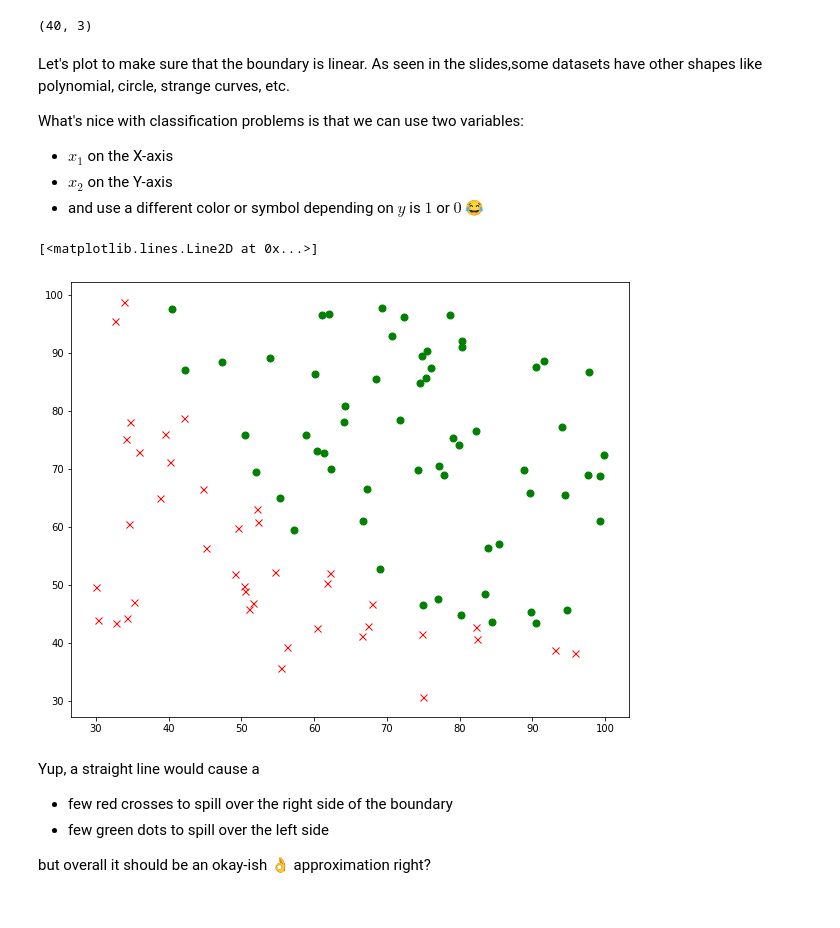
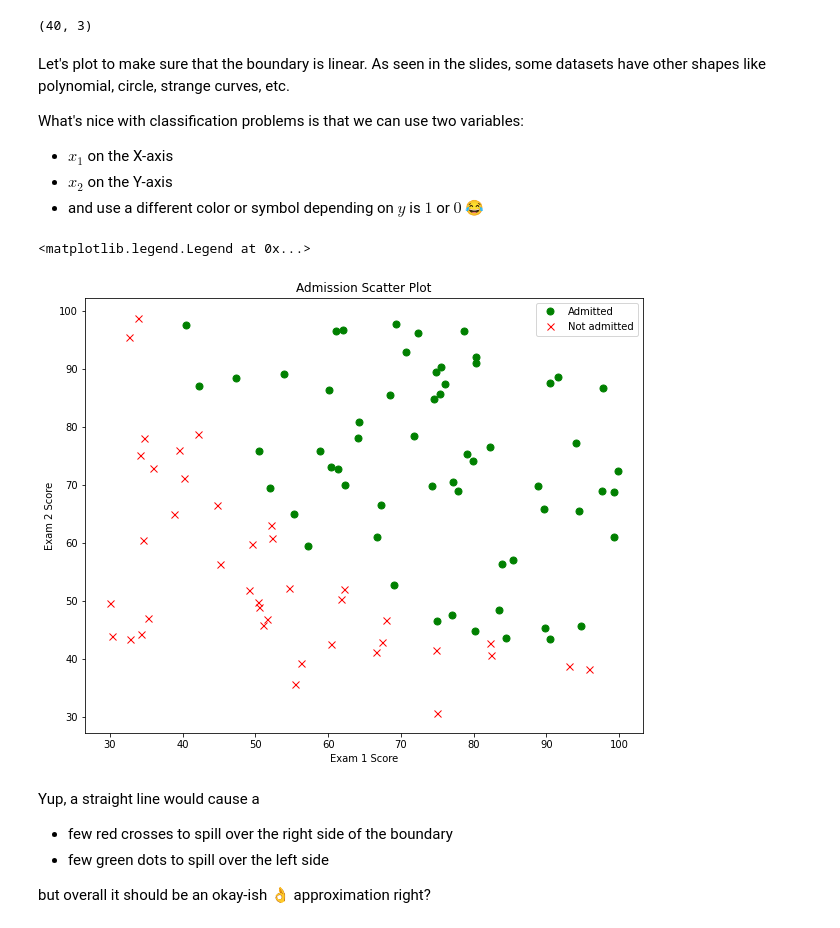
Before and after one commit to GDSC-CPU/tf-workshop, a Jupyter notebook: notebooks/playgrounds/tf-binary.ipynb, the cells around one changed output. Cells and saved outputs as stored; diff of their text form; code cells hidden in the pictures.

```diff
--- a/notebooks/playgrounds/tf-binary.ipynb
+++ b/notebooks/playgrounds/tf-binary.ipynb
@@ -75,7 +75,7 @@ not_admitted.shape
 # %% [output]
 (40, 3)
 # %% [markdown]
-Let's plot to make sure that the boundary is linear.  As seen in the slides,some datasets have other shapes like polynomial, circle, strange curves, etc.
+Let's plot to make sure that the boundary is linear.  As seen in the slides, some datasets have other shapes like polynomial, circle, strange curves, etc.
 
 What's nice with classification problems is that we can use two variables:
 - $x_1$ on the X-axis
@@ -84,11 +84,15 @@ What's nice with classification problems is that we can use two variables:
 # %%
 plt.rcParams["figure.figsize"] = [10, 8] # bigger plot
 
-plt.plot(admitted[:, [0]], admitted[:, [1]], 'go', markersize=7)
-plt.plot(not_admitted[:, [0]], not_admitted[:, [1]], 'rx', markersize=7)
+plt.plot(admitted[:, [0]], admitted[:, [1]], 'go', markersize=7, label="Admitted")
+plt.plot(not_admitted[:, [0]], not_admitted[:, [1]], 'rx', markersize=7, label="Not admitted")
+plt.title('Admission Scatter Plot')
+plt.xlabel('Exam 1 Score')
+plt.ylabel('Exam 2 Score')
+plt.legend()
 # %% [output]
-[<matplotlib.lines.Line2D at 0x...>]
+<matplotlib.legend.Legend at 0x...>
-[figure, old version]
+[figure, new version]
 # %% [markdown]
 Yup, a straight line would cause a
 - few red crosses to spill over the right side of the boundary
```
Also changed, not shown: parts of 4 cells of this notebook, 1 other file.
